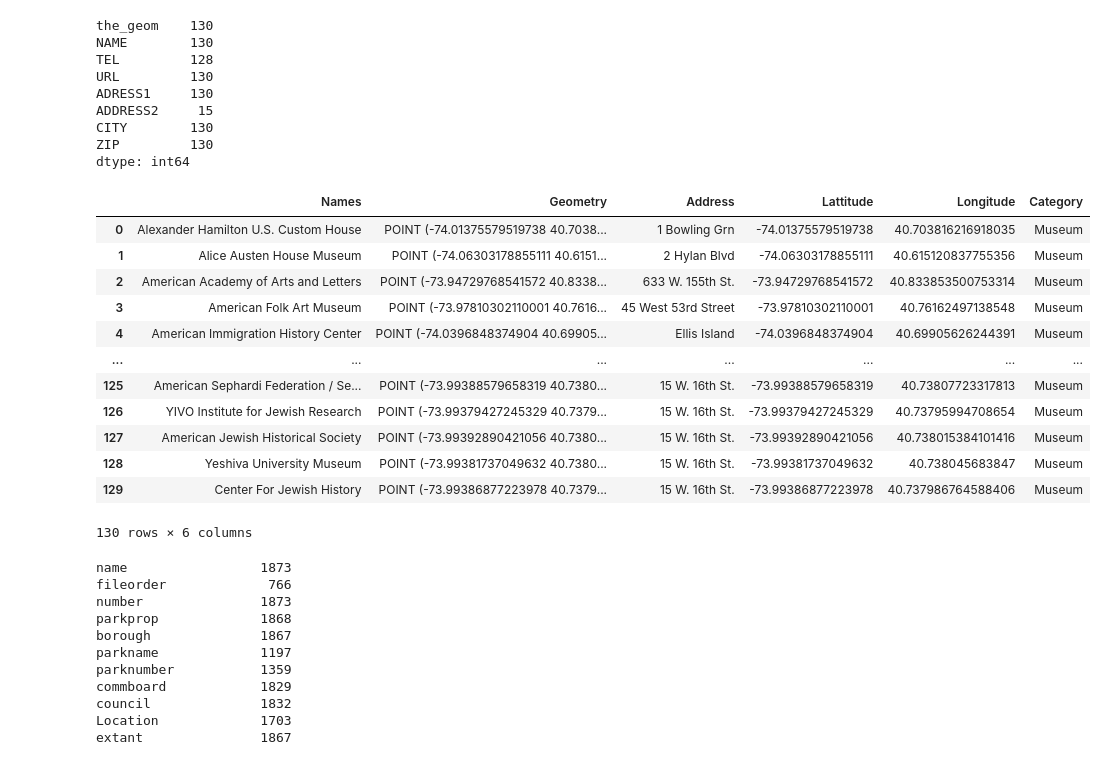
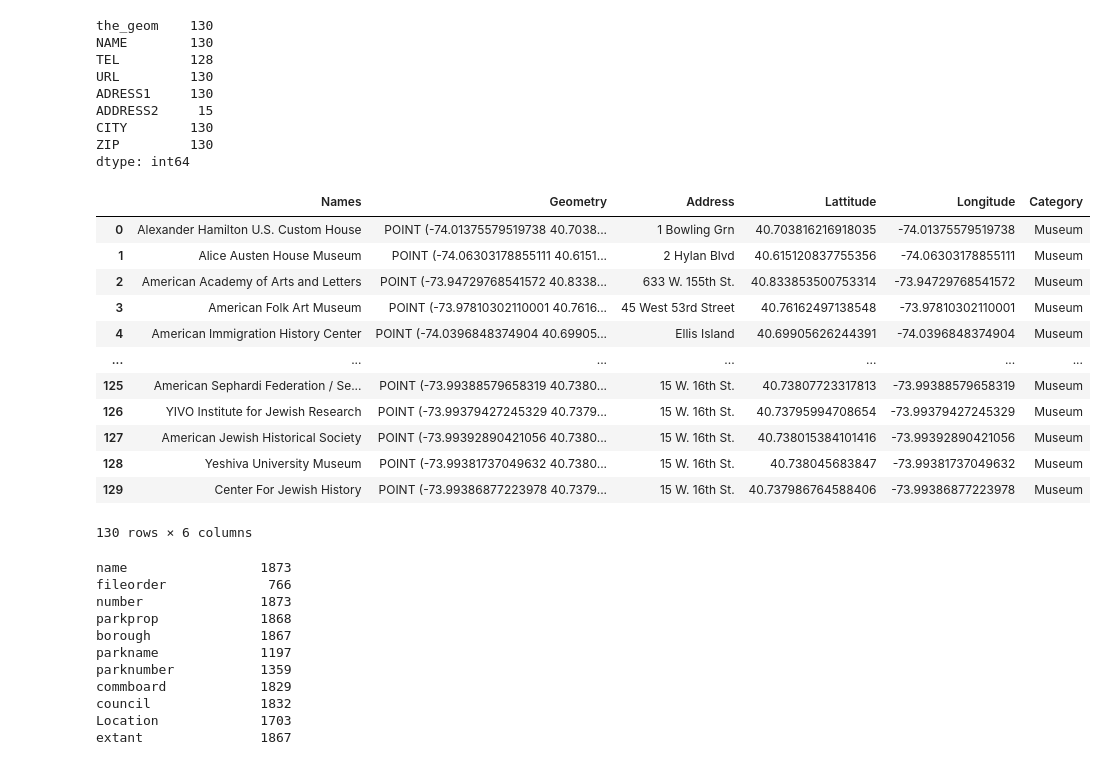
Before and after one commit to js816/New_York_-_London_Weather_Predictions, a Jupyter notebook: Attractions_data_EDA_and_cleanup.ipynb, the cells around one changed output. Cells and saved outputs as stored; diff of their text form; code cells hidden in the pictures.

```diff
--- a/Attractions_data_EDA_and_cleanup.ipynb
+++ b/Attractions_data_EDA_and_cleanup.ipynb
@@ -149,27 +151,27 @@ dtype: int64
 # %%
 museums_df = pd.DataFrame(columns=["Names", "Geometry", "Address", "Lattitude", "Longitude", "Category"])
 museums_df["Names"] = museum_df["NAME"]
 museums_df["Address"] = museum_df["ADRESS1"]
 museums_df["Category"] = "Museum"
 museums_df["Geometry"] = museum_df["the_geom"]
-museums_df[['Lattitude', 'Longitude']] = df['B'].str.split(' ', 1, expand=True)
+museums_df[['Longitude', 'Lattitude']] = df['B'].str.split(' ', 1, expand=True)
 #museums_df['Longitude'] = museums_df[museums_df['Longitude'].str.replace(")", "")]
 museums_df['Lattitude'] = museums_df['Lattitude'].map(lambda x: x.lstrip('(').rstrip(')'))
 museums_df['Longitude'] = museums_df['Longitude'].map(lambda x: x.lstrip('(').rstrip(')'))
 museums_df
 # %% [output]
 |  | Names | Geometry | Address | Lattitude | Longitude | Category |
-| 0 | Alexander Hamilton U.S. Custom House | POINT (-74.01375579519738 40.7038... | 1 Bowling Grn | -74.01375579519738 | 40.703816216918035 | Museum |
-| 1 | Alice Austen House Museum | POINT (-74.06303178855111 40.6151... | 2 Hylan Blvd | -74.06303178855111 | 40.615120837755356 | Museum |
-| 2 | American Academy of Arts and Letters | POINT (-73.94729768541572 40.8338... | 633 W. 155th St. | -73.94729768541572 | 40.833853500753314 | Museum |
-| 3 | American Folk Art Museum | POINT (-73.97810302110001 40.7616... | 45 West 53rd Street | -73.97810302110001 | 40.76162497138548 | Museum |
-| 4 | American Immigration History Center | POINT (-74.0396848374904 40.69905... | Ellis Island | -74.0396848374904 | 40.69905626244391 | Museum |
+| 0 | Alexander Hamilton U.S. Custom House | POINT (-74.01375579519738 40.7038... | 1 Bowling Grn | 40.703816216918035 | -74.01375579519738 | Museum |
+| 1 | Alice Austen House Museum | POINT (-74.06303178855111 40.6151... | 2 Hylan Blvd | 40.615120837755356 | -74.06303178855111 | Museum |
+| 2 | American Academy of Arts and Letters | POINT (-73.94729768541572 40.8338... | 633 W. 155th St. | 40.833853500753314 | -73.94729768541572 | Museum |
+| 3 | American Folk Art Museum | POINT (-73.97810302110001 40.7616... | 45 West 53rd Street | 40.76162497138548 | -73.97810302110001 | Museum |
+| 4 | American Immigration History Center | POINT (-74.0396848374904 40.69905... | Ellis Island | 40.69905626244391 | -74.0396848374904 | Museum |
 | ... | ... | ... | ... | ... | ... | ... |
-| 125 | American Sephardi Federation / Se... | POINT (-73.99388579658319 40.7380... | 15 W. 16th St. | -73.99388579658319 | 40.73807723317813 | Museum |
-| 126 | YIVO Institute for Jewish Research | POINT (-73.99379427245329 40.7379... | 15 W. 16th St. | -73.99379427245329 | 40.73795994708654 | Museum |
-| 127 | American Jewish Historical Society | POINT (-73.99392890421056 40.7380... | 15 W. 16th St. | -73.99392890421056 | 40.738015384101416 | Museum |
-| 128 | Yeshiva University Museum | POINT (-73.99381737049632 40.7380... | 15 W. 16th St. | -73.99381737049632 | 40.738045683847 | Museum |
-| 129 | Center For Jewish History | POINT (-73.99386877223978 40.7379... | 15 W. 16th St. | -73.99386877223978 | 40.737986764588406 | Museum |
+| 125 | American Sephardi Federation / Se... | POINT (-73.99388579658319 40.7380... | 15 W. 16th St. | 40.73807723317813 | -73.99388579658319 | Museum |
+| 126 | YIVO Institute for Jewish Research | POINT (-73.99379427245329 40.7379... | 15 W. 16th St. | 40.73795994708654 | -73.99379427245329 | Museum |
+| 127 | American Jewish Historical Society | POINT (-73.99392890421056 40.7380... | 15 W. 16th St. | 40.738015384101416 | -73.99392890421056 | Museum |
+| 128 | Yeshiva University Museum | POINT (-73.99381737049632 40.7380... | 15 W. 16th St. | 40.738045683847 | -73.99381737049632 | Museum |
+| 129 | Center For Jewish History | POINT (-73.99386877223978 40.7379... | 15 W. 16th St. | 40.737986764588406 | -73.99386877223978 | Museum |
 130 rows × 6 columns
 # %%
 park_monuments_df.count()
```
Also changed, not shown: parts of 6 cells of this notebook.
